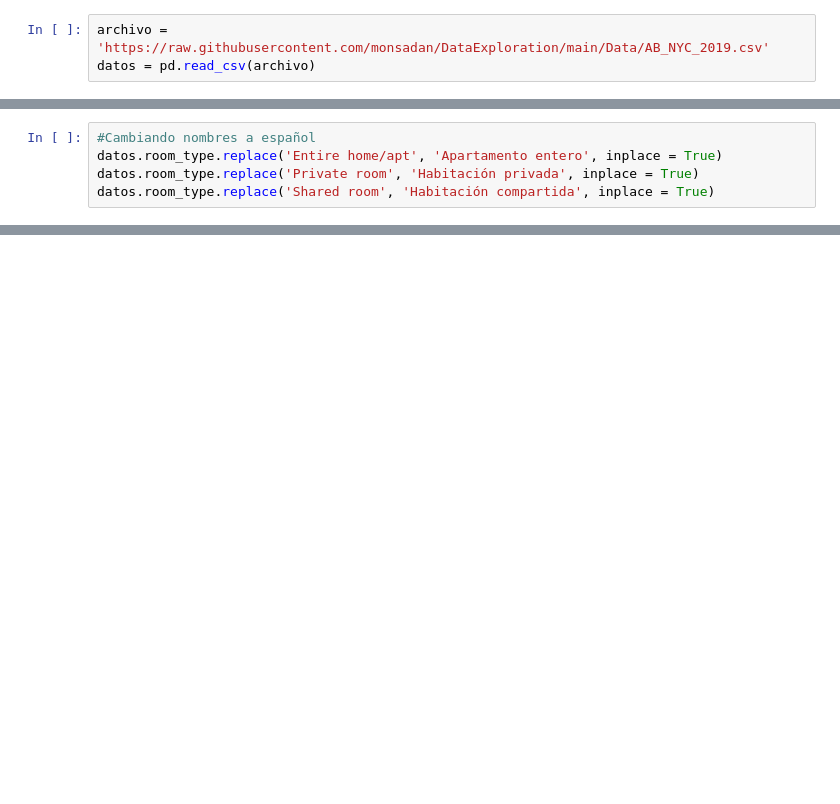
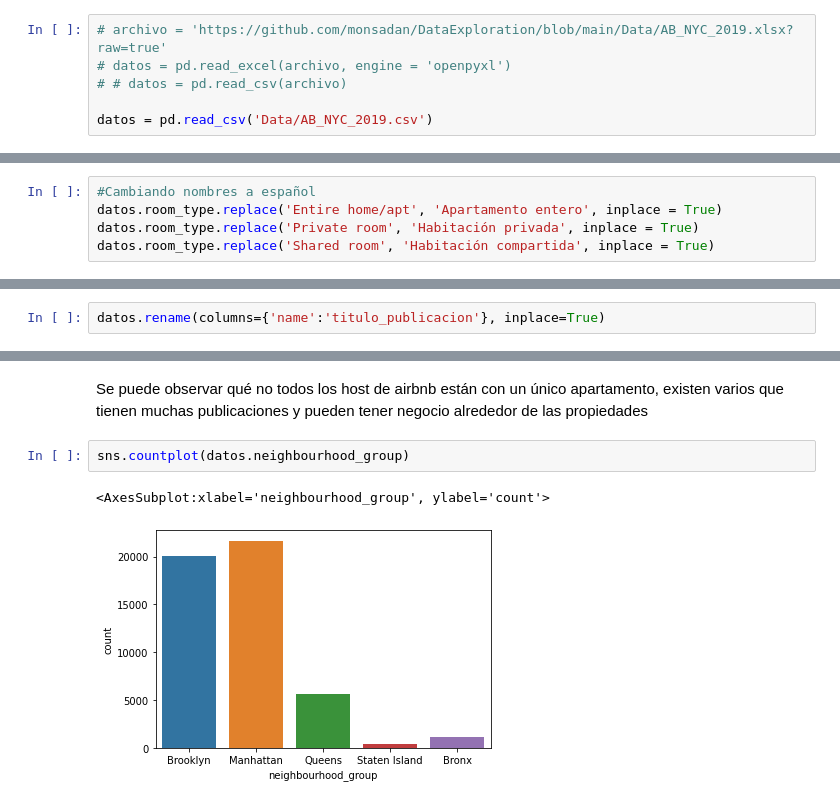
Before and after one commit to monsadan/DataExploration, a Jupyter notebook: Exploring_data.ipynb, the cells around one changed output, grey strips where cells are left out. Drawn from its saved outputs; the diff is of its cells as text; blank space fills up the shorter version.

Commit message:
[D]Adding steps to data exploration

```diff
--- a/Exploring_data.ipynb
+++ b/Exploring_data.ipynb
@@ -6,5 +6,8 @@ import seaborn as sns
 
 %matplotlib inline
 # %%
-archivo = 'https://raw.githubusercontent.com/monsadan/DataExploration/main/Data/AB_NYC_2019.csv'
-datos = pd.read_csv(archivo)
+# archivo = 'https://github.com/monsadan/DataExploration/blob/main/Data/AB_NYC_2019.xlsx?raw=true'
+# datos = pd.read_excel(archivo, engine = 'openpyxl')
+# # datos = pd.read_csv(archivo)
+
+datos = pd.read_csv('Data/AB_NYC_2019.csv')
@@ -43,0 +115,2 @@ datos.name.value_counts()
+# %%
+datos.rename(columns={'name':'titulo_publicacion'}, inplace=True)
@@ -43,0 +149,8 @@ datos.name.value_counts()
+# %% [markdown]
+Se puede observar qué no todos los host de airbnb están con un único apartamento, existen varios que tienen
+muchas publicaciones y pueden tener negocio alrededor de las propiedades
+# %%
+sns.countplot(datos.neighbourhood_group)
+# %% [output]
+<AxesSubplot:xlabel='neighbourhood_group', ylabel='count'>
+[figure, added]
```
Also changed, not shown: parts of 52 cells of this notebook, 2 other files.
